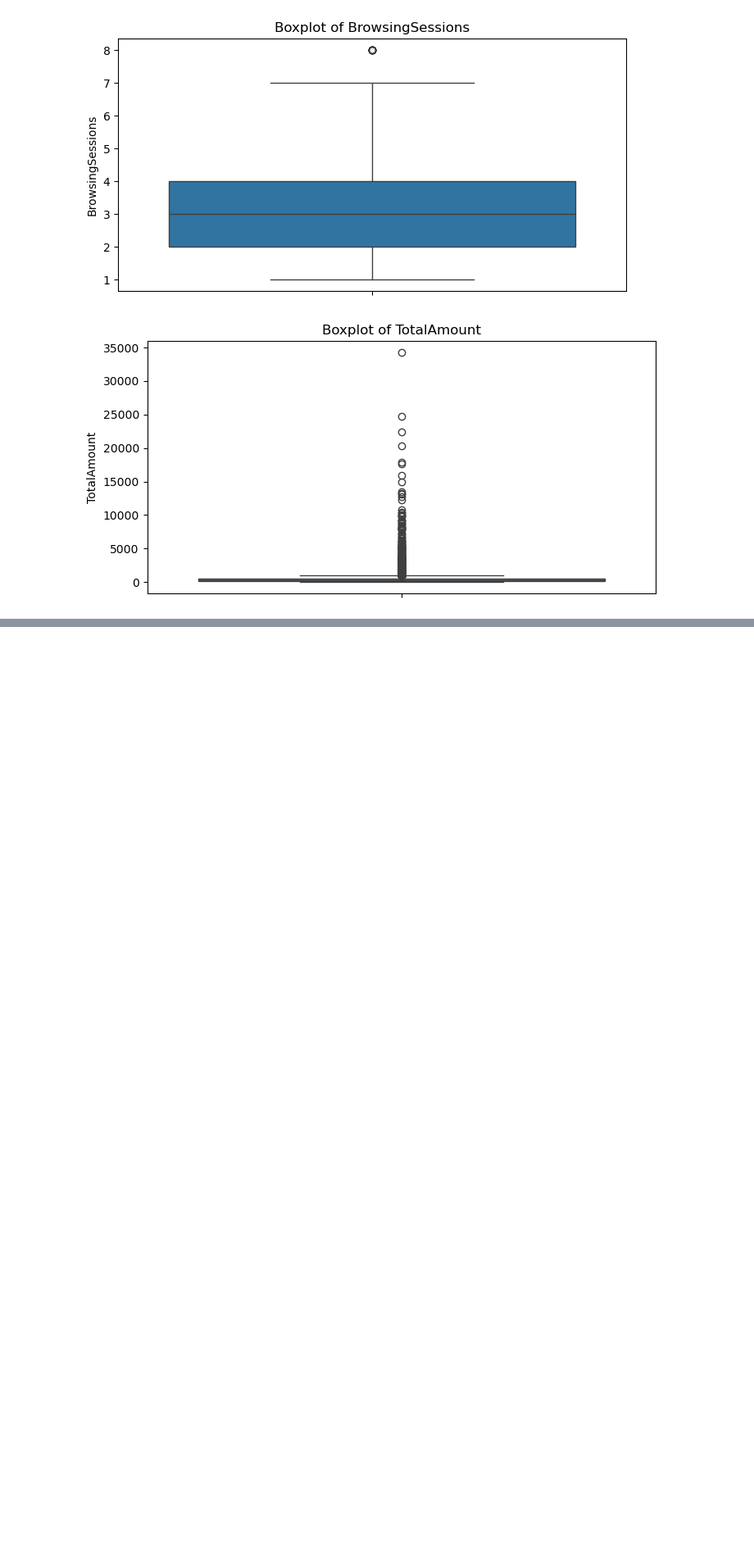
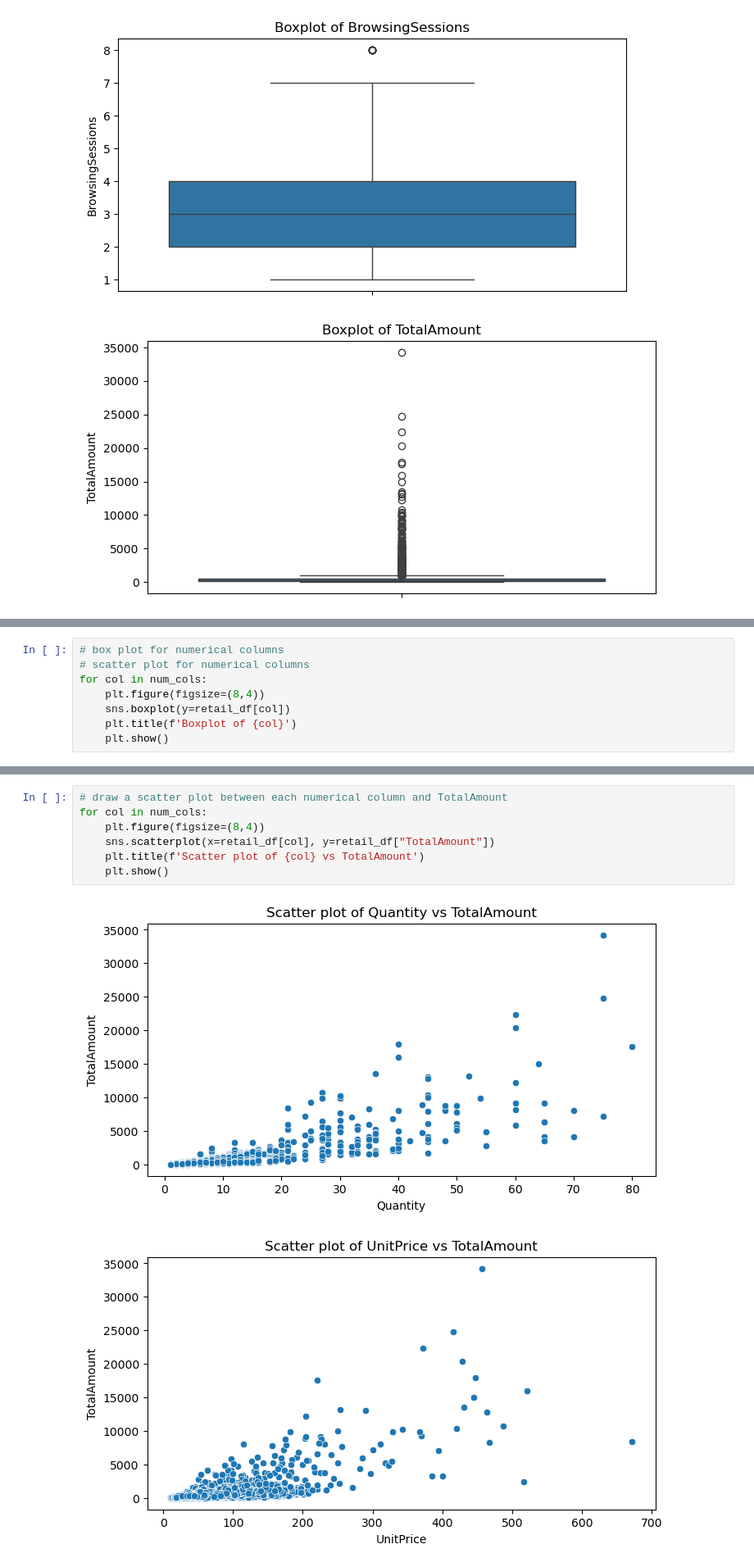
Before and after one commit to felekebeamlak-del/stat_capstone, a Jupyter notebook: G1 Stat Capstone.ipynb, the cells around one changed output, grey strips where cells are left out. Shown at 82% size. Drawn from its saved outputs; the diff is of its cells as text; blank space fills up the shorter version.

```diff
--- a/G1 Stat Capstone.ipynb
+++ b/G1 Stat Capstone.ipynb
@@ -395,0 +471,8 @@ for col in numeric_cols:
+# %%
+# box plot for numerical columns
+# scatter plot for numerical columns
+for col in num_cols:
+    plt.figure(figsize=(8,4))
+    sns.boxplot(y=retail_df[col])
+    plt.title(f'Boxplot of {col}')
+    plt.show()
@@ -395,0 +487,10 @@ for col in numeric_cols:
+# %%
+# draw a scatter plot between each numerical column and TotalAmount
+for col in num_cols:
+    plt.figure(figsize=(8,4))
+    sns.scatterplot(x=retail_df[col], y=retail_df["TotalAmount"])
+    plt.title(f'Scatter plot of {col} vs TotalAmount')
+    plt.show()
+# %% [output]
+[figure, added]
+[figure, added]
```
Also changed, not shown: parts of 13 cells of this notebook, 1 other file.
